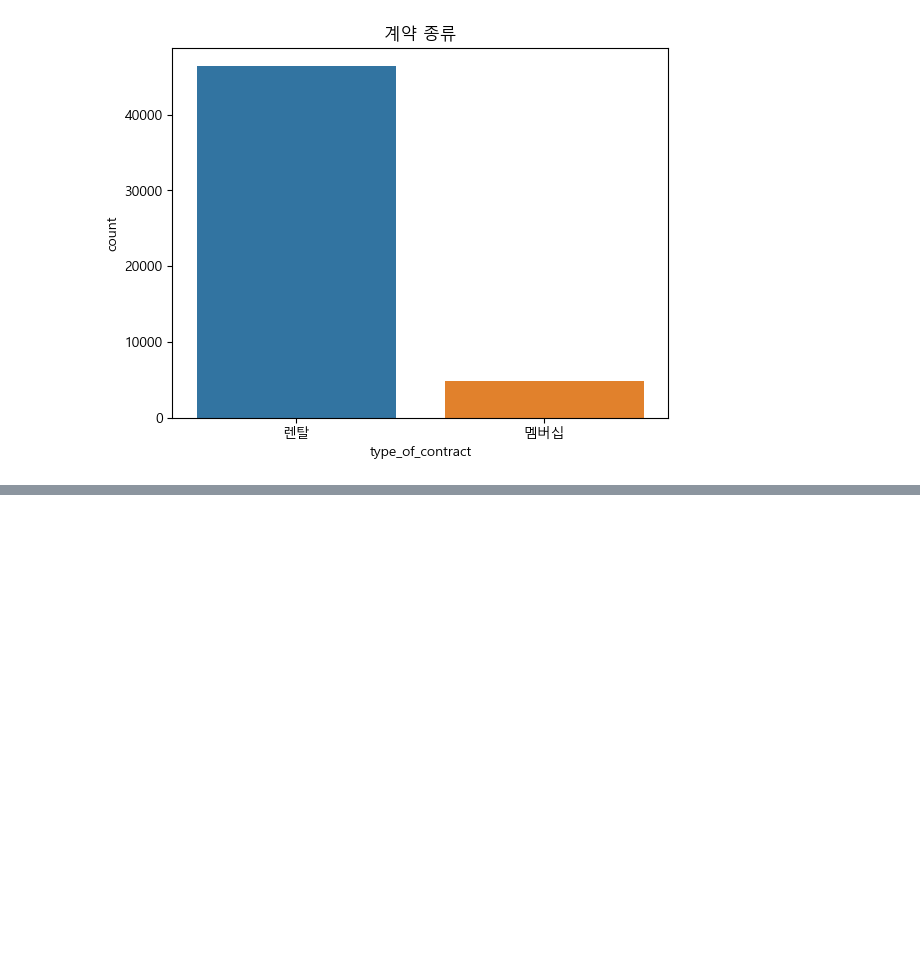
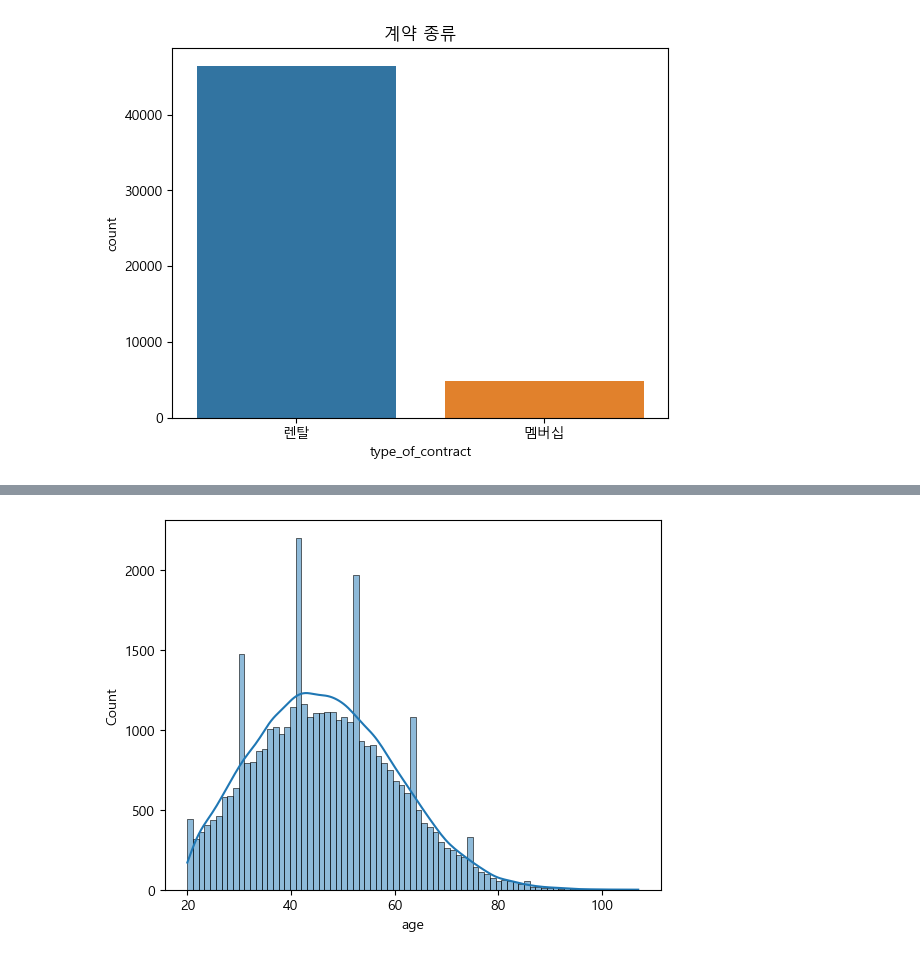
Before and after one commit to lovestar7914/study_data_analytics-1, a Jupyter notebook: codes/visuallizations/UsingCharts_TypeOfContractChannel.ipynb, the cells around one changed output, grey strips where cells are left out. Saved outputs shown, nothing was run; the diff lists cells and outputs as text; code cells hidden in the pictures; blank space fills up the shorter version.

```diff
--- a/codes/visuallizations/UsingCharts_TypeOfContractChannel.ipynb
+++ b/codes/visuallizations/UsingCharts_TypeOfContractChannel.ipynb
@@ -84,0 +93,5 @@ plt.show()
+# %%
+sns.histplot(data=df_TOCC, x='age', kde=True)
+plt.show()
+# %% [output]
+[figure, added]
```
Also changed, not shown: parts of 7 cells of this notebook, 3 other files.
